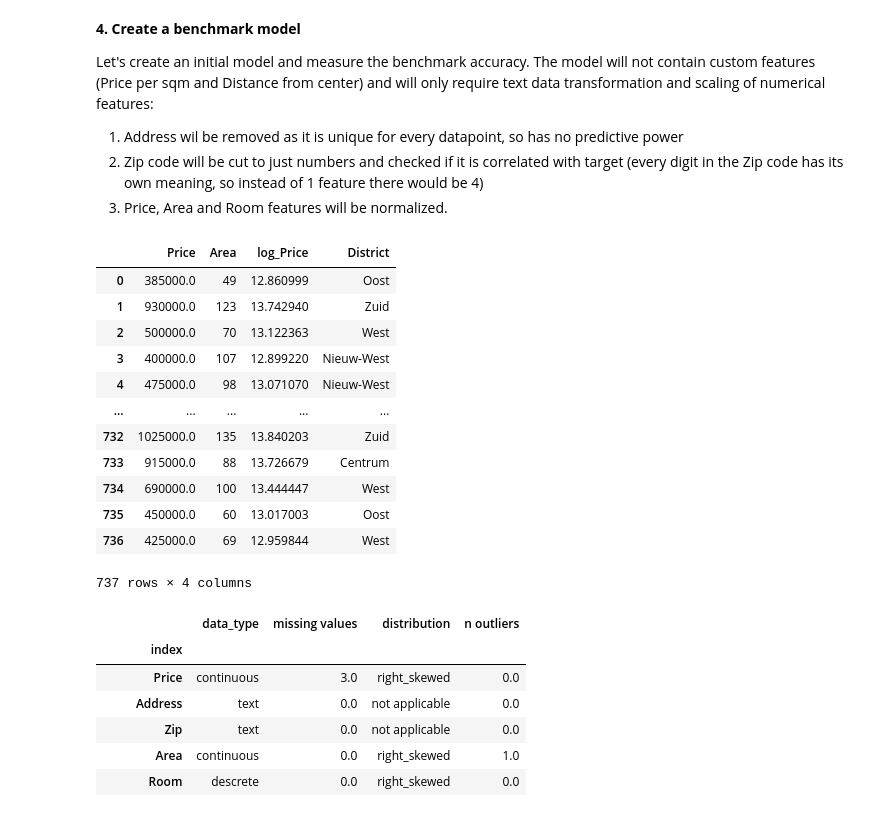
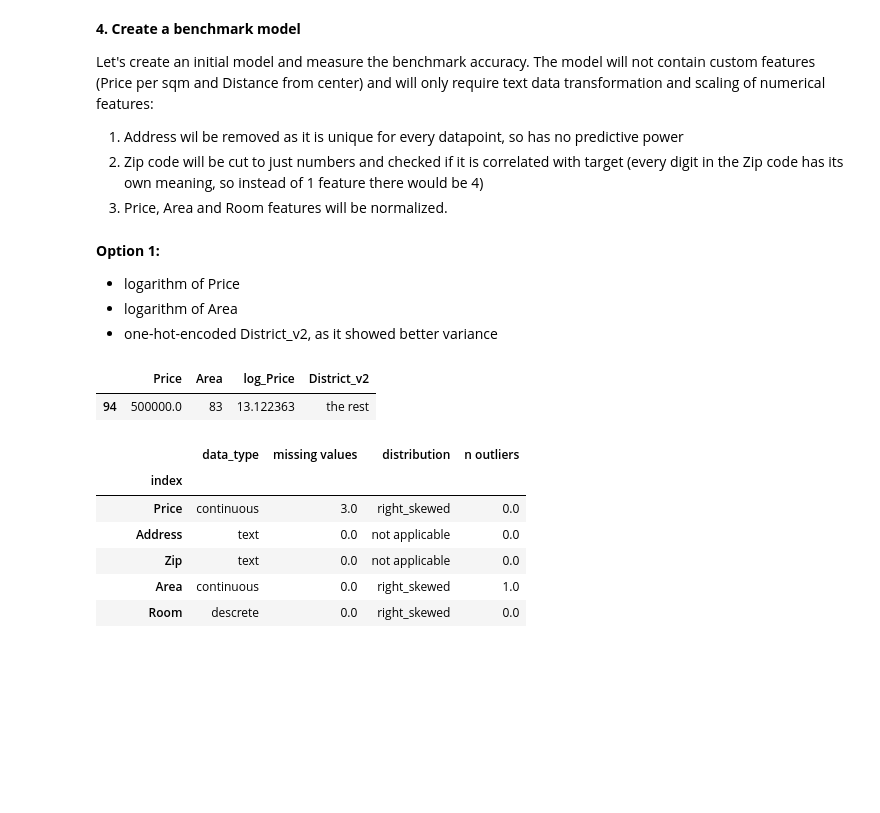
Before and after one commit to nadiia-duiunova/House_price, a Jupyter notebook: Stat inference.ipynb, the cells around one changed output. Saved outputs shown, nothing was run; the diff lists cells and outputs as text; code cells hidden in the pictures; blank space fills up the shorter version.

```diff
--- a/Stat inference.ipynb
+++ b/Stat inference.ipynb
@@ -484,33 +484,33 @@ data1.sample()
 # %%
-# clustering
-data1['District'] = 'undefined'
+# first version of possible clustering
+data1['District_v1'] = 'undefined'
 
 data1.loc[
-        lambda x: x["Zip num"].isin(['1011', '1012', '1015', '1016', '1017', '1018']), "District"
+        lambda x: x["Zip num"].isin(['1011', '1012', '1015', '1016', '1017', '1018']), "District_v1"
     ] = "Centrum"
 
 data1.loc[
-        lambda x: x["Zip num"].isin(['1021', '1022', '1023', '1024', '1025', '1026', '1027', '1028', '1029', '1031', '1032', '1033', '1034', '1035', '1036']), "District"
+        lambda x: x["Zip num"].isin(['1021', '1022', '1023', '1024', '1025', '1026', '1027', '1028', '1029', '1031', '1032', '1033', '1034', '1035', '1036']), "District_v1"
     ] = "Noord"
 
 data1.loc[
-        lambda x: x["Zip num"].isin(['1013', '1014', '1051', '1052', '1053', '1054', '1055', '1056', '1057']), "District"
+        lambda x: x["Zip num"].isin(['1013', '1014', '1051', '1052', '1053', '1054', '1055', '1056', '1057']), "District_v1"
     ] = "West"
 
 data1.loc[
-        lambda x: x["Zip num"].isin(['1058', '1059', '1071', '1072', '1073', '1074', '1075', '1076', '1077', '1078', '1079', '1081', '1082', '1083']), "District"
+        lambda x: x["Zip num"].isin(['1058', '1059', '1071', '1072', '1073', '1074', '1075', '1076', '1077', '1078', '1079', '1081', '1082', '1083']), "District_v1"
     ] = "Zuid"
 
 data1.loc[
-        lambda x: x["Zip num"].isin(['1019', '1086', '1087', '1091', '1092', '1093', '1094', '1095', '1096', '1097', '1098']), "District"
+        lambda x: x["Zip num"].isin(['1019', '1086', '1087', '1091', '1092', '1093', '1094', '1095', '1096', '1097', '1098']), "District_v1"
     ] = "Oost"
 
 data1.loc[
-        lambda x: x["Zip num"].isin(['1060', '1061', '1062', '1063', '1064', '1065', '1066', '1067', '1068', '1069']), "District"
+        lambda x: x["Zip num"].isin(['1060', '1061', '1062', '1063', '1064', '1065', '1066', '1067', '1068', '1069']), "District_v1"
     ] = "Nieuw-West"
 
 data1.loc[
-        lambda x: x["Zip num"].isin(['1101', '1102', '1103', '1104', '1105', '1104', '1105', '1106', '1107', '1108', '1109']), "District"
+        lambda x: x["Zip num"].isin(['1101', '1102', '1103', '1104', '1105', '1104', '1105', '1106', '1107', '1108', '1109']), "District_v1"
     ] = "Zuid-Oost"
 # %%
 # make sure each observation belongs to one of the groups
@@ -540,13 +540,18 @@ anova_df
 # %% [markdown]
 Let's analyze the plot: Centrum and Zuid are pretty simmilar, also Oost, West, Nieuw-West and Noord could be clustered together. So we'll now try 3 clusters: Centrum+Zuid, Zuid-Oost, and the rest
 # %%
-# # clustering a new way
+# clustering a new way
+data1['District_v2'] = ''
 
-# data1.loc[
-#         lambda x: x["District"].isin(['Centrum', 'Zuid']), "District"
-#     ] = "Centrum + Zuid"
+data1.loc[
+        lambda x: x["District_v1"].isin(['Centrum', 'Zuid']), "District_v2"
+    ] = "Centrum + Zuid"
 
-# data1.loc[
-#         lambda x: x["District"].isin(['Noord', 'West', 'Oost', 'Nieuw-West']), "District"
-#     ] = "the rest"
+data1.loc[
+        lambda x: x["District_v1"].isin(['Noord', 'West', 'Oost', 'Nieuw-West']), "District_v2"
+    ] = "the rest"
+
+data1.loc[
+        lambda x: x["District_v1"].isin(['Zuid-Oost']), "District_v2"
+    ] = "Zuid-Oost"
 # %%
@@ -561,25 +576,19 @@ Let's create an initial model and measure the benchmark accuracy. The model will
  1. Address wil be removed as it is unique for every datapoint, so has no predictive power
  2. Zip code will be cut to just numbers and checked if it is correlated with target (every digit in the Zip code has its own meaning, so instead of 1 feature there would be 4)
  3. Price, Area and Room features will be normalized.
+# %% [markdown]
+**Option 1:**
+- logarithm of Price
+- logarithm of Area
+- one-hot-encoded District_v2, as it showed better variance
 # %%
 # 1. remove extra or unimportant columns
 
-data1 = data1.drop(columns=['Room', 'Lon', 'Lat', 'Price per sqm', 'Zip num'])
-data1
+train_data1 = data1.drop(columns=['Room', 'Lon', 'Lat', 'Price per sqm', 'Zip num', 'District_v1'])
+train_data1.sample()
 # %% [output]
-|  | Price | Area | log_Price | District |
-| 0 | 385000.0 | 49 | 12.860999 | Oost |
-| 1 | 930000.0 | 123 | 13.742940 | Zuid |
-| 2 | 500000.0 | 70 | 13.122363 | West |
-| 3 | 400000.0 | 107 | 12.899220 | Nieuw-West |
-| 4 | 475000.0 | 98 | 13.071070 | Nieuw-West |
-| ... | ... | ... | ... | ... |
-| 732 | 1025000.0 | 135 | 13.840203 | Zuid |
-| 733 | 915000.0 | 88 | 13.726679 | Centrum |
-| 734 | 690000.0 | 100 | 13.444447 | West |
-| 735 | 450000.0 | 60 | 13.017003 | Oost |
-| 736 | 425000.0 | 69 | 12.959844 | West |
+|  | Price | Area | log_Price | District_v2 |
+| 94 | 500000.0 | 83 | 13.122363 | the rest |
-737 rows × 4 columns
 # %%
 # 2. Normalize Area:
 
```
Also changed, not shown: parts of 24 cells of this notebook.
